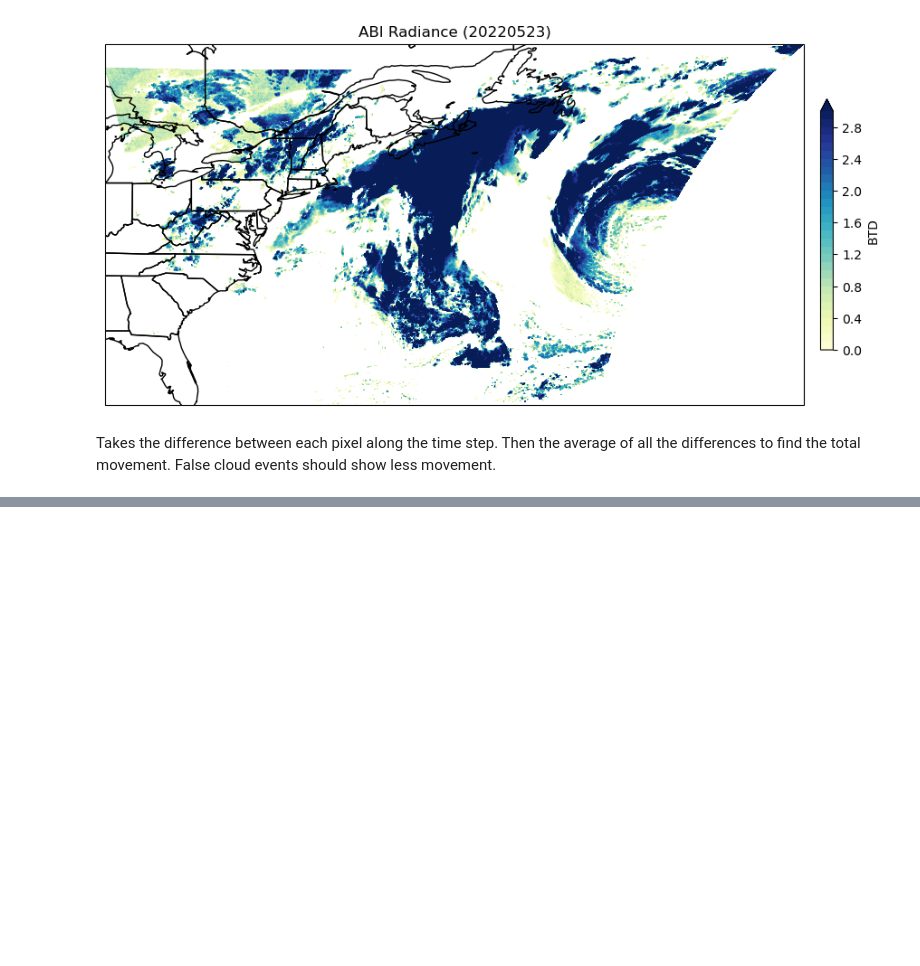
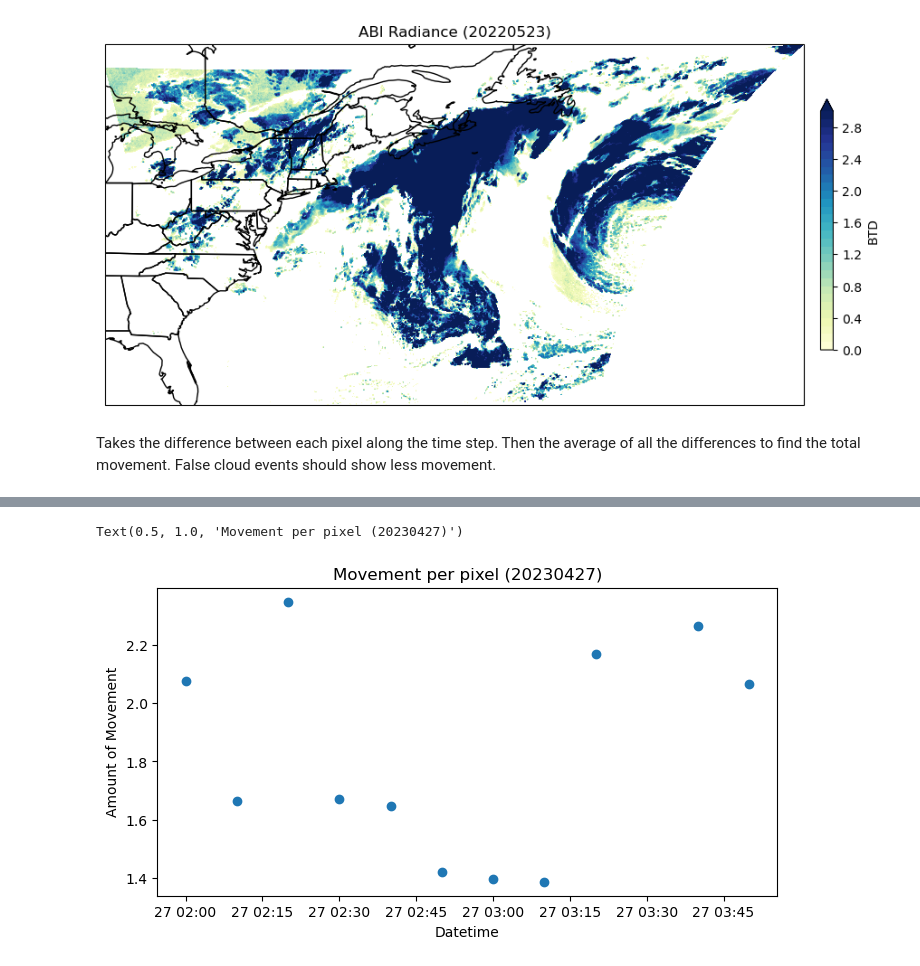
Before and after one commit to jesseturner/FalseLowClouds, a Jupyter notebook: Static_Features/Movement_Comparison.ipynb, the cells around one changed output, grey strips where cells are left out. Cells and saved outputs as stored; diff of their text form; code cells hidden in the pictures; blank space fills up the shorter version.

```diff
--- a/Static_Features/Movement_Comparison.ipynb
+++ b/Static_Features/Movement_Comparison.ipynb
@@ -189,0 +180,16 @@ plt.plot(movement)
+# %%
+#--- Accumulate xarrays in a list, then concatenate once at the end (faster)
+datasets = []
+
+
+#filenames = ['OR_ABI-L1b-RadF-M6C07_G16_s20221430310206_e20221430319526_c20221430319575.nc', 'OR_ABI-L1b-RadF-M6C14_G16_s20221430230206_e20221430239514_c20221430240000.nc', 'OR_ABI-L1b-RadF-M6C07_G16_s20221430040206_e20221430049525_c20221430049568.nc']
+filenames = os.listdir(static_features_data)
+for filename in filenames:
+
+    #--- To avoid duplicates, loop through only Band 07 data
+    if filename[0:21] == 'OR_ABI-L1b-RadF-M6C07':
+
+        BTD = create_BTD(filename)
+        datasets.append(BTD)
+
+BTD_tot = xr.concat(datasets, dim='time')
@@ -189,0 +214,19 @@ plt.plot(movement)
+# %%
+movement = []
+dt = []
+
+for i in range(len(BTD_tot.time)-1):
+    BTD_diff = abs(BTD_tot[i+1]-BTD_tot[i])
+    mean_pixel_change = BTD_diff.mean(dim=['x', 'y']).values.item()
+    movement.append(mean_pixel_change)
+    dt.append(BTD_tot.time[i].values)
+# %%
+fig,ax = plt.subplots(1, figsize=(8, 4))
+
+ax.scatter(dt, movement)
+ax.set_xlabel('Datetime')
+ax.set_ylabel('Amount of Movement')
+ax.set_title('Movement per pixel ('+ date + ')')
+# %% [output]
+Text(0.5, 1.0, 'Movement per pixel (20230427)')
+[figure, added]
```
Also changed, not shown: parts of 5 cells of this notebook.
